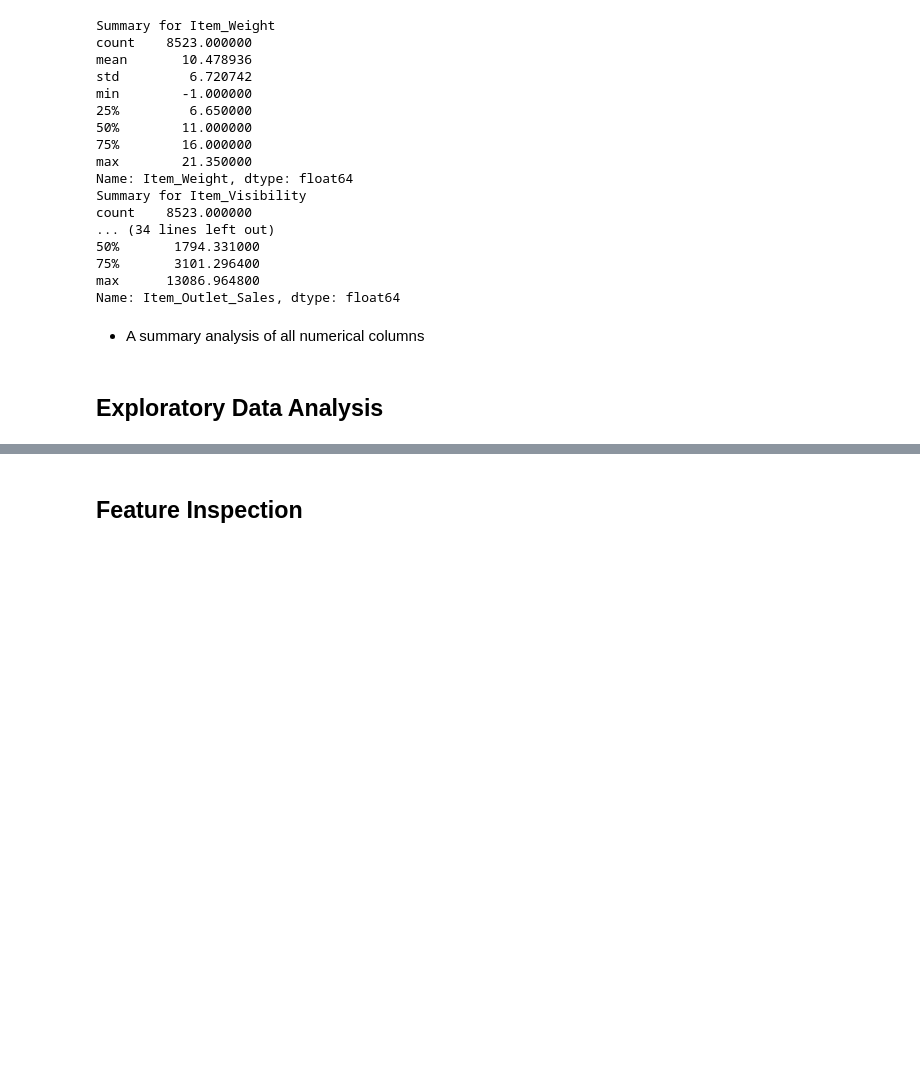
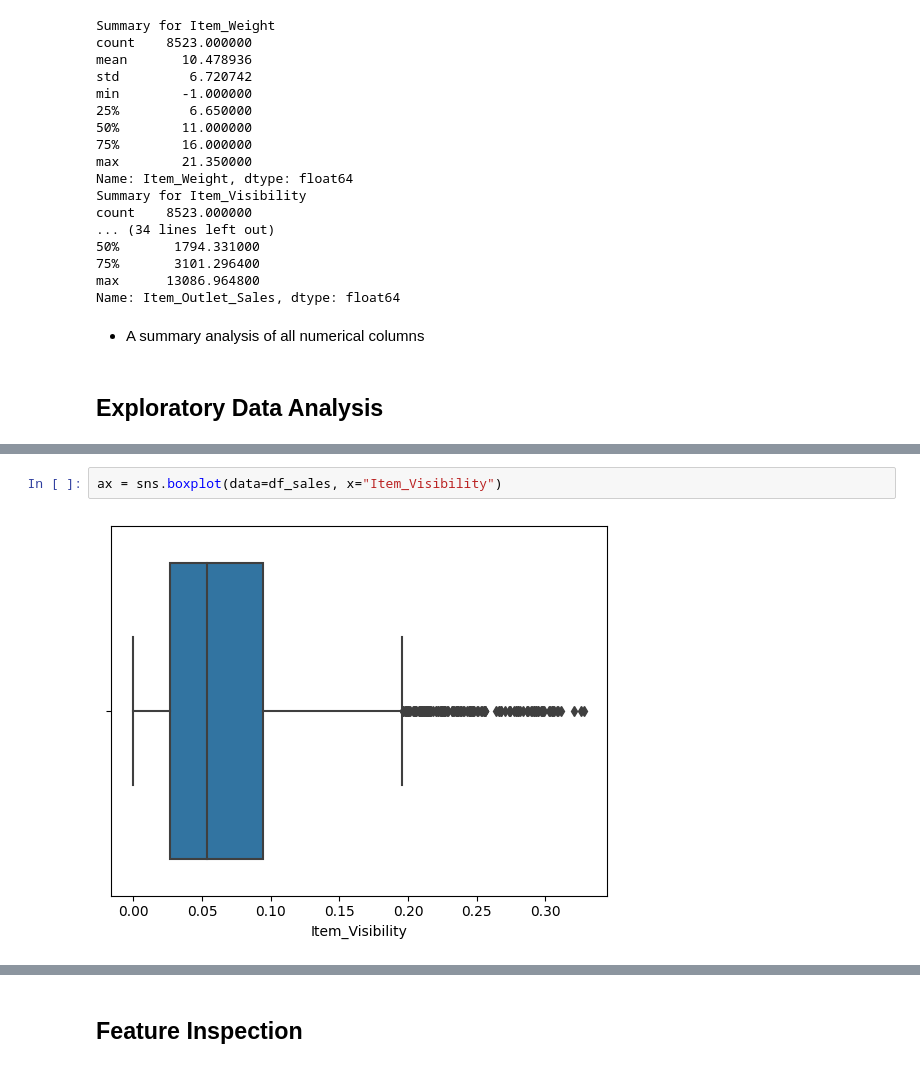
Before and after one commit to jade-smith/Prediction-of-Product-Sales, a Jupyter notebook: Prediction_of_Product_Sales.ipynb, the cells around one changed output, grey strips where cells are left out. Drawn from its saved outputs; the diff is of its cells as text; blank space fills up the shorter version.

```diff
--- a/Prediction_of_Product_Sales.ipynb
+++ b/Prediction_of_Product_Sales.ipynb
@@ -195,0 +203,4 @@ Name: Item_Outlet_Sales, dtype: float64
+# %%
+ax = sns.boxplot(data=df_sales, x="Item_Visibility")
+# %% [output]
+[figure, added]
```
Also changed, not shown: parts of 6 cells of this notebook.
